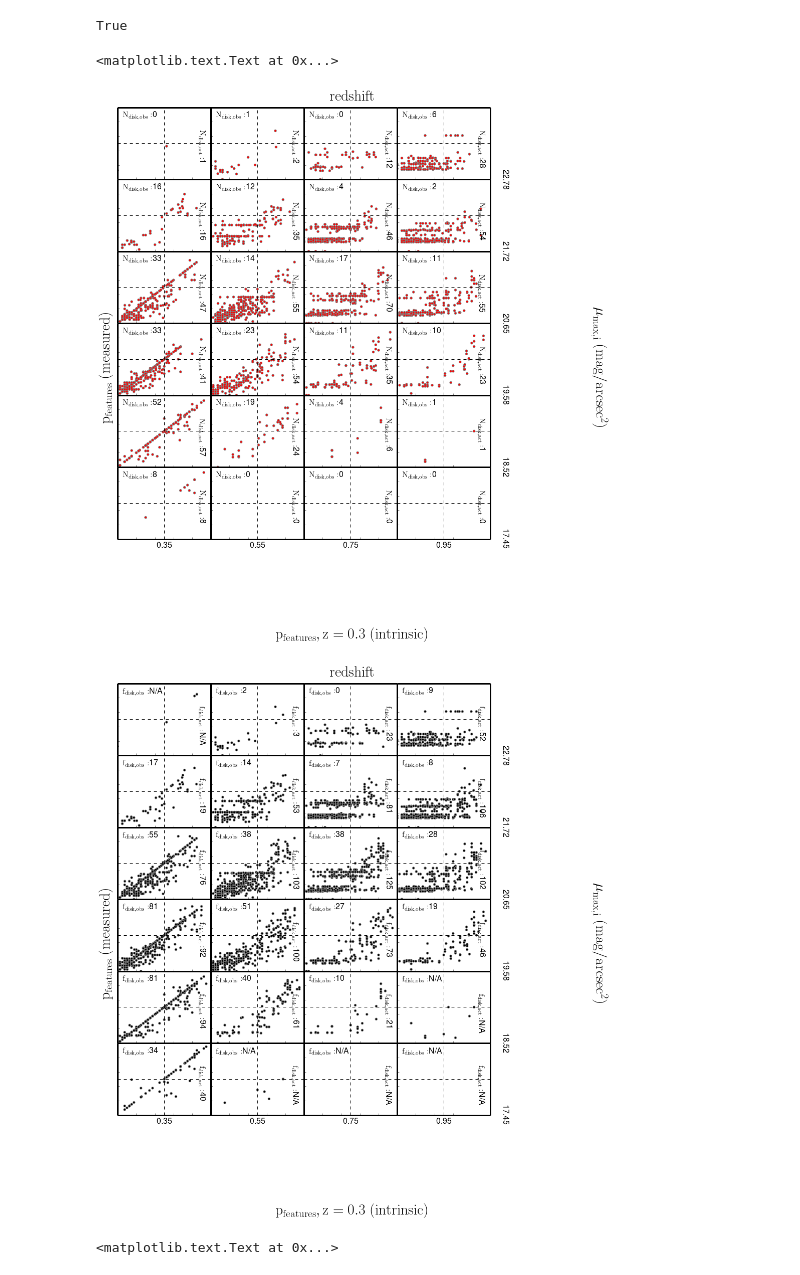
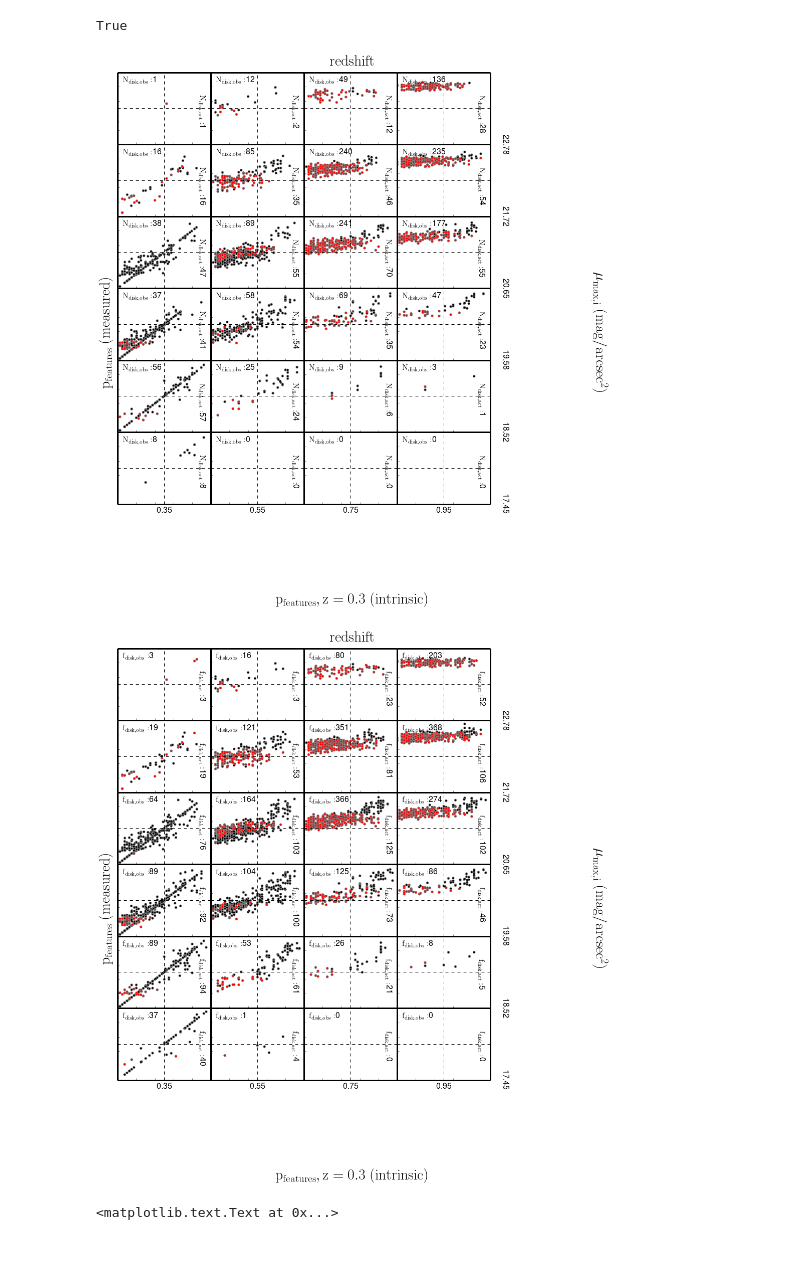
Before and after one commit to Mel23/GZ_Hubble_Science, a Jupyter notebook: Red_Disk_Fraction/FERENGI_colors.ipynb, the cells around one changed output. Drawn from its saved outputs; the diff is of its cells as text; code cells hidden in the pictures.

```diff
--- a/Red_Disk_Fraction/FERENGI_colors.ipynb
+++ b/Red_Disk_Fraction/FERENGI_colors.ipynb
@@ -783,4 +785,11 @@ for i in range(0,len(xedges)-1):
         all_scatter_dct[xedges[i],xedges[i+1],yedges[j],yedges[j+1],'hi']=[]
         all_scatter_dct[xedges[i],xedges[i+1],yedges[j],yedges[j+1],'lo']=[]
         all_scatter_dct[xedges[i],xedges[i+1],yedges[j],yedges[j+1],'subj_id']=[]
+
+all_scatter_dct_unc={}
+for i in range(0,len(xedges)-1):
+    for j in range(0,len(yedges)-1):
+        all_scatter_dct_unc[xedges[i],xedges[i+1],yedges[j],yedges[j+1],'hi']=[]
+        all_scatter_dct_unc[xedges[i],xedges[i+1],yedges[j],yedges[j+1],'lo']=[]
+        all_scatter_dct_unc[xedges[i],xedges[i+1],yedges[j],yedges[j+1],'subj_id']=[]
 # %%
@@ -902,8 +897,8 @@ for y in range(0,len(yedges)-1):
     #   ys_0=scatter_dct_0[z,yedges[y],'hi']
         #plt.plot(x_new,x_new,c='k')
         flat_list=[]
-        plt.scatter(xs,ys,c='r',edgecolors='gray')
-        plt.scatter(xs_unc,ys_unc,c='k',edgecolors='gray')
+        plt.scatter(xs,ys,c='k',edgecolors='gray')
+        plt.scatter(xs_unc,ys_unc,c='r',edgecolors='gray')
 
         plt.tick_params(labelleft='off')
         plt.tick_params(top='off',right='off',labelbottom='off')
@@ -923,9 +918,10 @@ f.text(.78,.5,r'$\mathrm{\mu_{max,i}~(mag/arcsec^2)}$',rotation=270,fontsize=30,
 f.text(.45,.91,r'$\mathrm{redshift}$',fontsize=30,ha='center')
 f.text(.1,.5,r'$\mathrm{p_{features}~(measured)}$',rotation=90,fontsize=30,va='center')
 f.text(.45,.08,r'$\mathrm{p_{features},z=0.3~(intrinsic)}$',fontsize=30,ha='center')
+
+plt.savefig('Images/red_ferengi_corrected_debiased.png')
 # %% [output]
-<matplotlib.text.Text at 0x...>
-[figure, old version]
+[figure, new version]
 # %%
 f=figure(figsize=(20,18))
 #track 'uncorrectable' regions of z/mu/p space (shaded)
@@ -961,42 +957,50 @@ for y in range(0,len(yedges)-1):
         ax=plt.subplot(gs[yedge_int[y],x])
         xs=all_scatter_dct[xedges[x],xedges[x+1],yedges[y],yedges[y+1],'lo']
         ys=all_scatter_dct[xedges[x],xedges[x+1],yedges[y],yedges[y+1],'hi']
+        xs_unc=all_scatter_dct_unc[xedges[x],xedges[x+1],yedges[y],yedges[y+1],'lo']
+        ys_unc=all_scatter_dct_unc[xedges[x],xedges[x+1],yedges[y],yedges[y+1],'hi']
+
+
         plt.axhline(disk_cut,ls='dashed',c='k')
         plt.axvline(disk_cut,ls='dashed',c='k')
         #calculate number of observed disks
-        disks_observed = sum(i>=disk_cut for i in ys) if len(xs) > 10 else 'N/A'
-        disks_actual = sum(i>=disk_cut for i in xs) if len(xs) > 10 else 'N/A'
+        disks_observed = sum(i>=disk_cut for i in ys) + sum(i>=disk_cut for i in ys_unc)
+        disks_actual = sum(i>=disk_cut for i in xs) + sum(i>=disk_cut for i in xs_unc)
         all_completion_matrix.T[y,x]=(float(disks_observed)/disks_actual) if len(xs)>10 and disks_actual > 0 else 'nan'
 
 
         ax.text(.05,.85,'$\mathrm{f_{disk,obs}:}$%s'%disks_observed,fontsize=16)
         ax.text(.85,.6,'$\mathrm{f_{disk,act}:}$%s'%disks_actual,rotation=270,fontsize=16)
     #    xs_0=scatter_dct_0[z,yedges[y],'lo']
     #   ys_0=scatter_dct_0[z,yedges[y],'hi']
         #plt.plot(x_new,x_new,c='k')
         flat_list=[]
         plt.scatter(xs,ys,c='k',edgecolors='gray')
+        plt.scatter(xs_unc,ys_unc,c='r',edgecolors='gray')
+
         plt.tick_params(labelleft='off')
         plt.tick_params(top='off',right='off',labelbottom='off')
         plt.xlim(0,1)
         plt.ylim(0,1)
         if y==0:
             plt.xlabel('%s'%str(x_label[x]),fontsize=16)
 
         if x==3:
             ax.yaxis.set_label_position("right")
             plt.ylabel('%s'%str(yedges[y]),fontsize=16,rotation=270)
             ax.yaxis.set_label_coords(1.2, 0)
 
 
 
 
 f.text(.78,.5,r'$\mathrm{\mu_{max,i}~(mag/arcsec^2)}$',rotation=270,fontsize=30,va='center')
 f.text(.45,.91,r'$\mathrm{redshift}$',fontsize=30,ha='center')
 f.text(.1,.5,r'$\mathrm{p_{features}~(measured)}$',rotation=90,fontsize=30,va='center')
 f.text(.45,.08,r'$\mathrm{p_{features},z=0.3~(intrinsic)}$',fontsize=30,ha='center');
+
+plt.savefig('Images/all_ferengi_corrected_debiased.png')
 # %% [output]
-[figure, old version]
+[figure, new version]
 # %%
 extent=[xedges[0],xedges[-1],yedges[0],yedges[-1]]
 cmap=cm.RdPu
```
Also changed, not shown: parts of 2 cells of this notebook, 4 other files.
